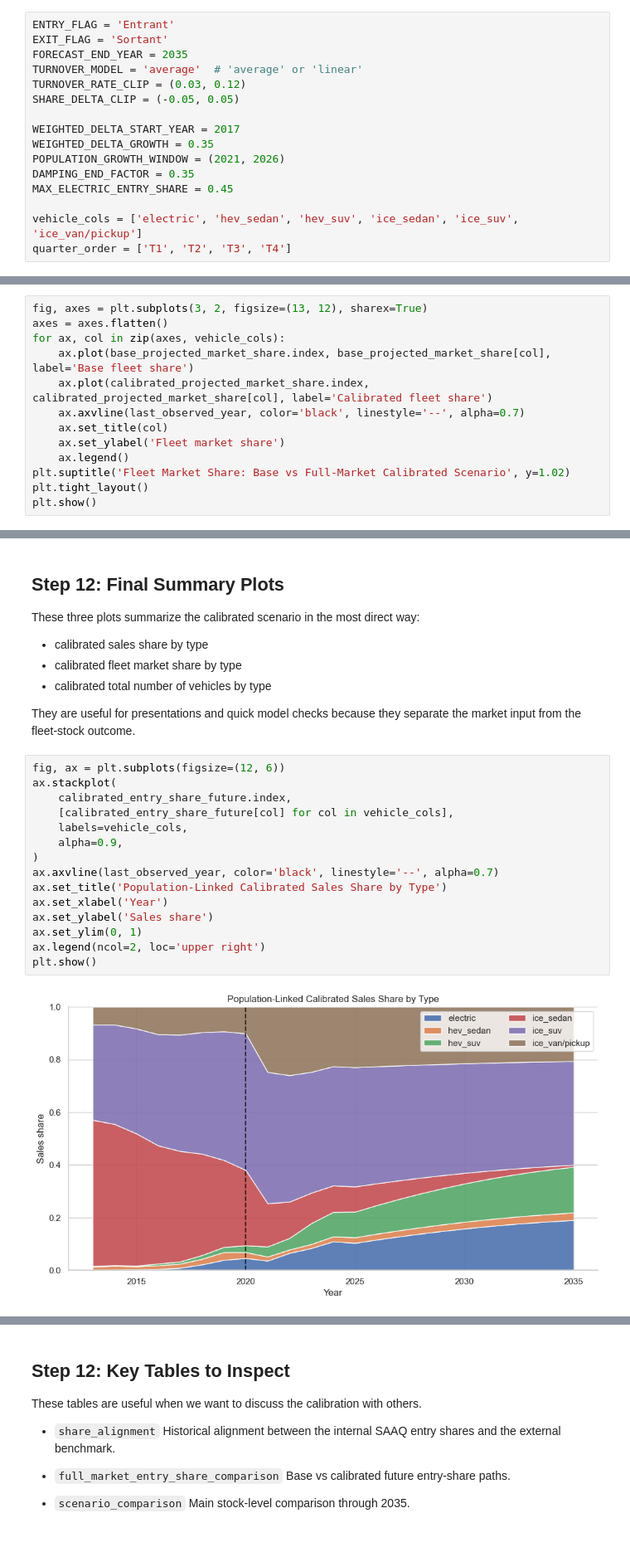
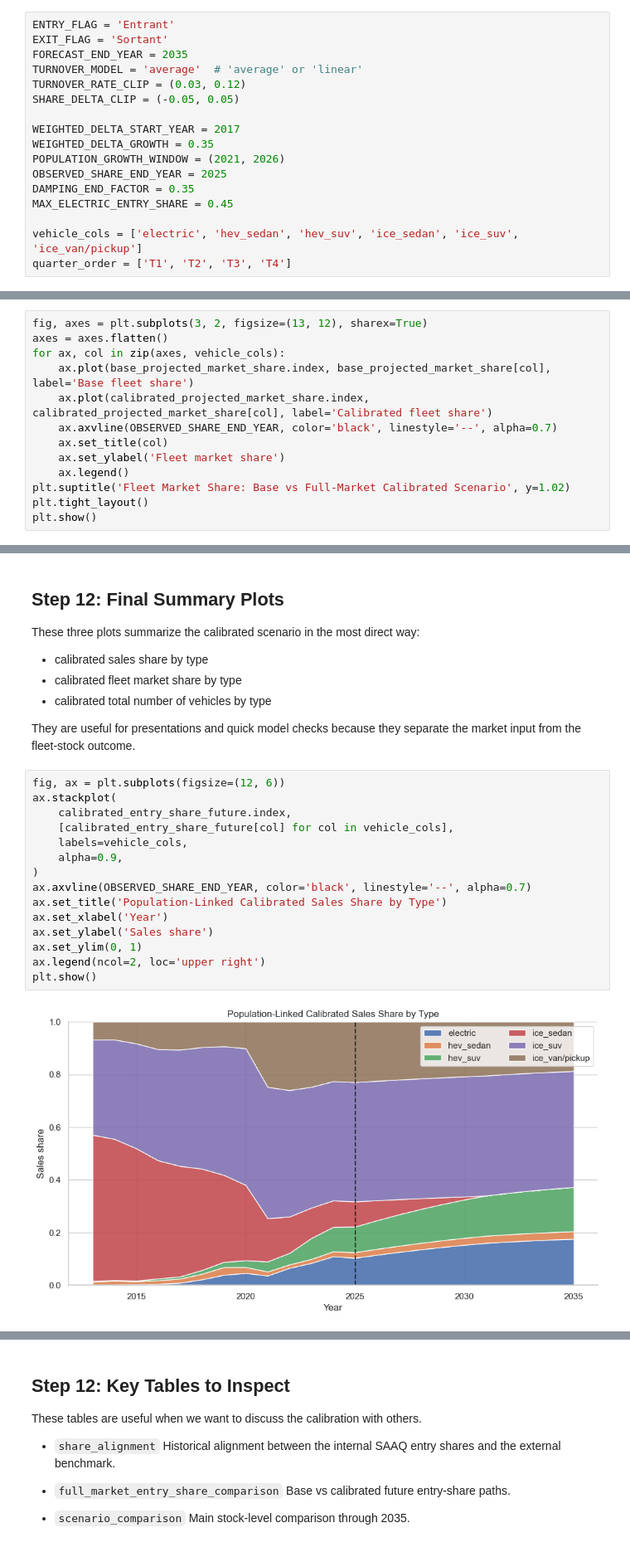
Before and after one commit to ADTranspoResearch/MATSim-agent-vehicle-assignment, a Jupyter notebook: adoption prediction model/notebooks/replacement_dynamics_ev_calibrated_model.ipynb, the cells around one changed output, grey strips where cells are left out. Shown at 83% size. Saved outputs shown, nothing was run; the diff lists cells and outputs as text.

```diff
--- a/adoption prediction model/notebooks/replacement_dynamics_ev_calibrated_model.ipynb
+++ b/adoption prediction model/notebooks/replacement_dynamics_ev_calibrated_model.ipynb
@@ -129,6 +129,7 @@ SHARE_DELTA_CLIP = (-0.05, 0.05)
 WEIGHTED_DELTA_START_YEAR = 2017
 WEIGHTED_DELTA_GROWTH = 0.35
 POPULATION_GROWTH_WINDOW = (2021, 2026)
+OBSERVED_SHARE_END_YEAR = 2025
 DAMPING_END_FACTOR = 0.35
 MAX_ELECTRIC_ENTRY_SHARE = 0.45
 
@@ -861,7 +874,7 @@ axes = axes.flatten()
 for ax, col in zip(axes, vehicle_cols):
     ax.plot(base_projected_market_share.index, base_projected_market_share[col], label='Base fleet share')
     ax.plot(calibrated_projected_market_share.index, calibrated_projected_market_share[col], label='Calibrated fleet share')
-    ax.axvline(last_observed_year, color='black', linestyle='--', alpha=0.7)
+    ax.axvline(OBSERVED_SHARE_END_YEAR, color='black', linestyle='--', alpha=0.7)
     ax.set_title(col)
     ax.set_ylabel('Fleet market share')
     ax.legend()
@@ -896,20 +909,20 @@ They are useful for presentations and quick model checks because they separate t
 # %%
 fig, ax = plt.subplots(figsize=(12, 6))
 ax.stackplot(
     calibrated_entry_share_future.index,
     [calibrated_entry_share_future[col] for col in vehicle_cols],
     labels=vehicle_cols,
     alpha=0.9,
 )
-ax.axvline(last_observed_year, color='black', linestyle='--', alpha=0.7)
+ax.axvline(OBSERVED_SHARE_END_YEAR, color='black', linestyle='--', alpha=0.7)
 ax.set_title('Population-Linked Calibrated Sales Share by Type')
 ax.set_xlabel('Year')
 ax.set_ylabel('Sales share')
 ax.set_ylim(0, 1)
 ax.legend(ncol=2, loc='upper right')
 plt.show()
 # %% [output]
-[figure, old version]
+[figure, new version]
 # %%
 fig, ax = plt.subplots(figsize=(12, 6))
 ax.stackplot(
```
Also changed, not shown: parts of 10 cells of this notebook, 19 other files.
